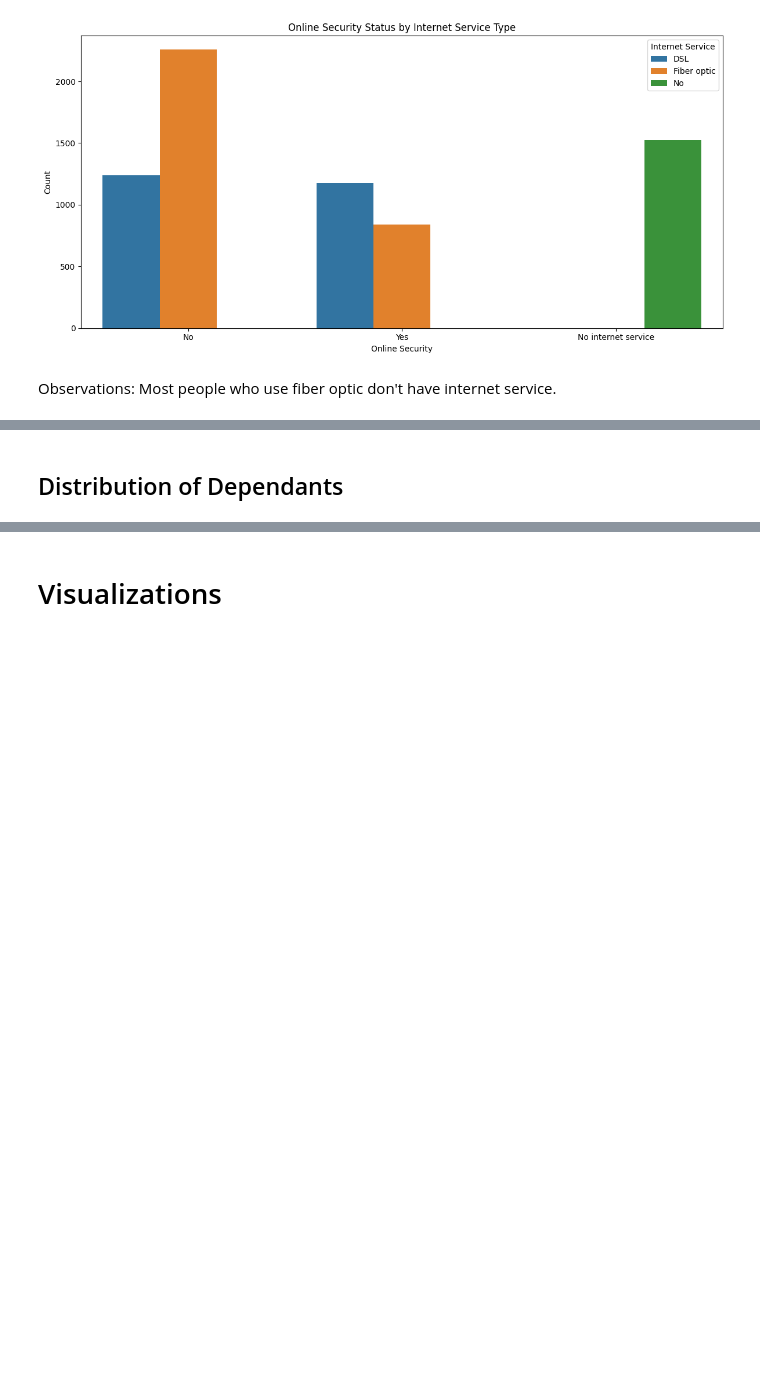
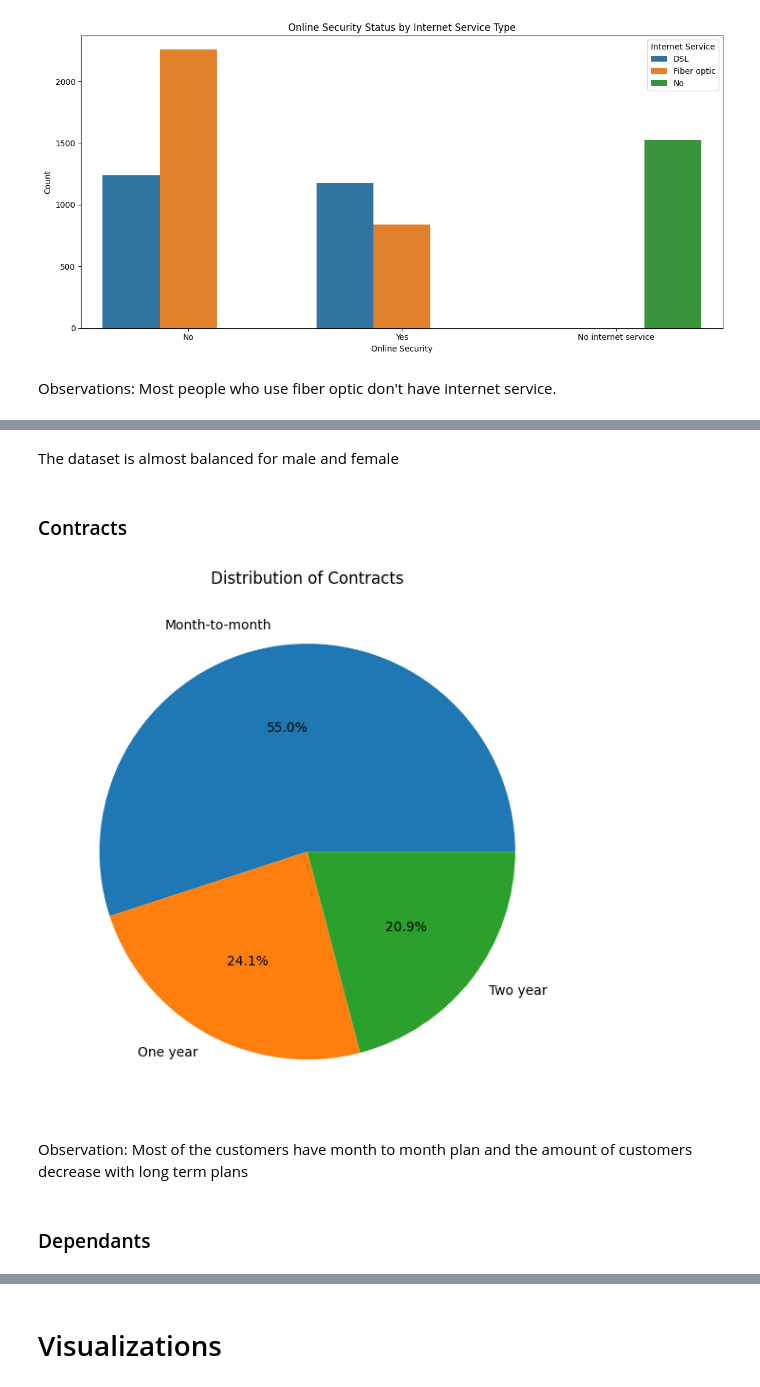
Before and after one commit to AabharanGupta/CustomerChurnAnalysis, a Jupyter notebook: Project.ipynb, the cells around one changed output, grey strips where cells are left out. Drawn from its saved outputs; the diff is of its cells as text; code cells hidden in the pictures; blank space fills up the shorter version.

```diff
--- a/Project.ipynb
+++ b/Project.ipynb
@@ -124,2 +153,16 @@ The dataset is almost balanced for male and female
+# %% [markdown]
+The dataset is almost balanced for male and female
+# %% [markdown]
+### Contracts
+# %%
+plt.figure(figsize=(12,6))
+plt.pie(df['Contract'].value_counts(),labels=df['Contract'].unique(),autopct='%1.1f%%')
+plt.title("Distribution of Contracts")
+plt.tight_layout()
+plt.show()
+# %% [output]
+[figure, added]
+# %% [markdown]
+Observation: Most of the customers have month to month plan and the amount of customers decrease with long term plans
 # %% [markdown]
-## Distribution of Dependants
+### Dependants
```
Also changed, not shown: parts of 25 cells of this notebook.
